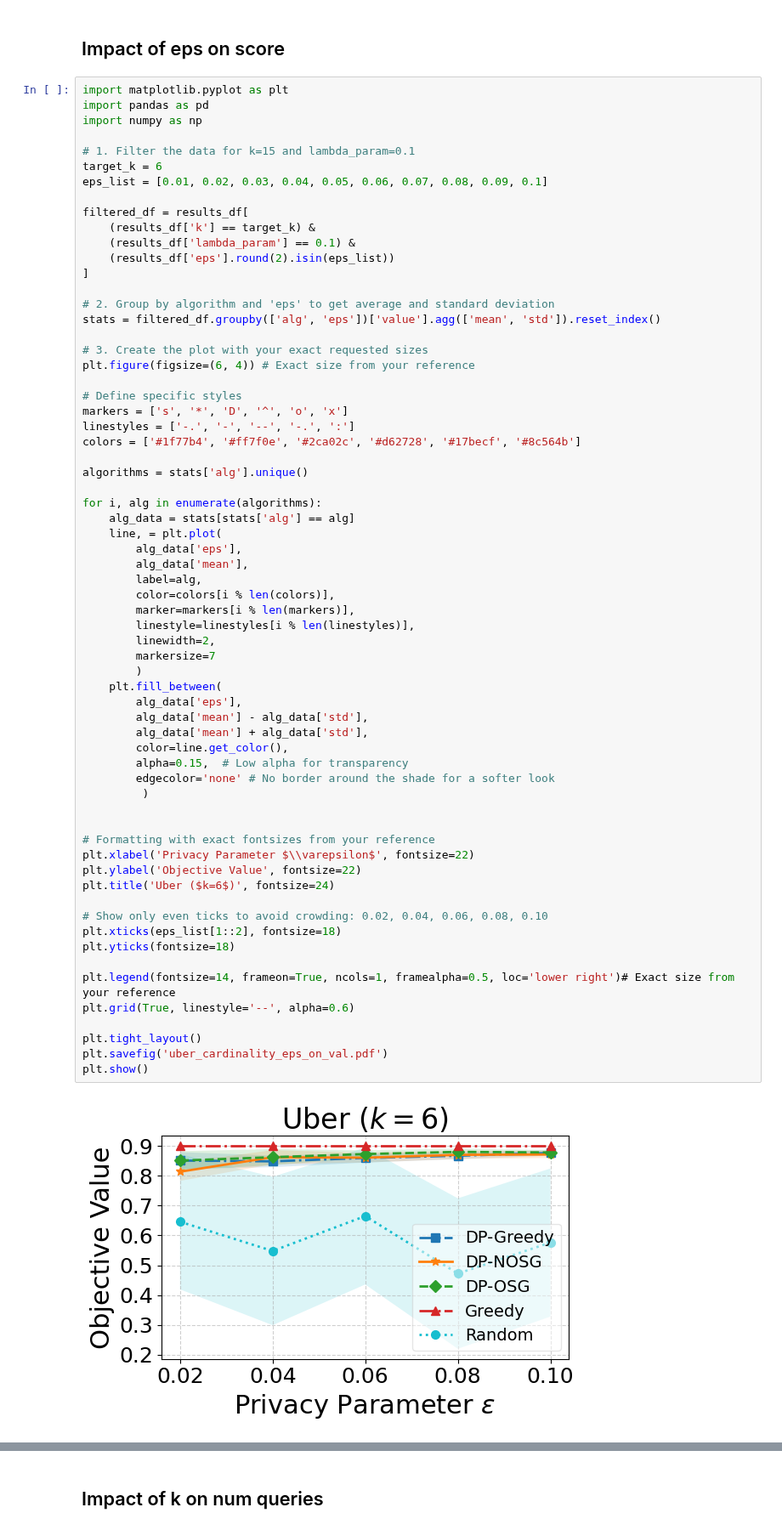
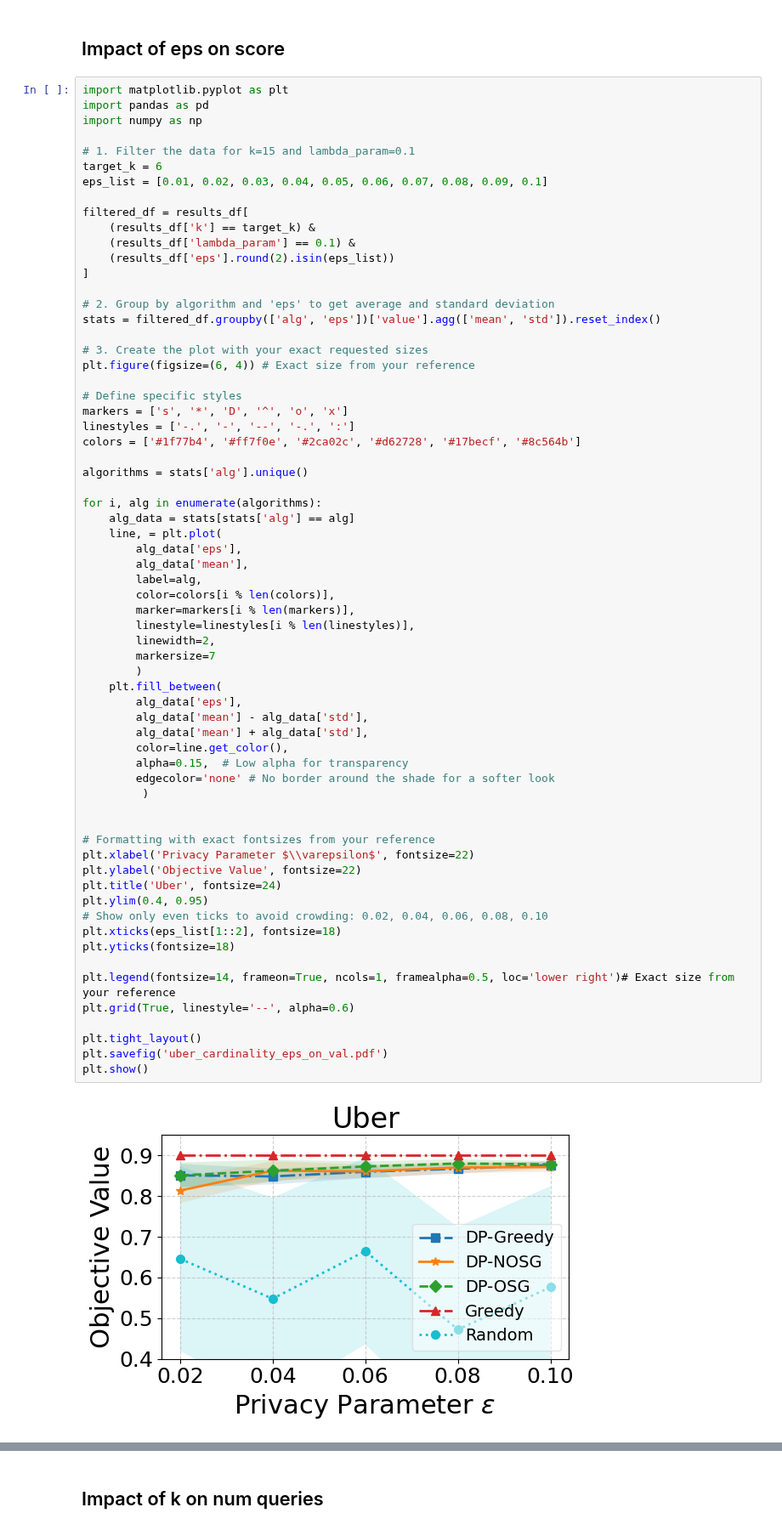
Before and after one commit to ronzadi/Differentially-Private-Max-Sum-Diversification, a Jupyter notebook: visualize_results/visualize_uber.ipynb, the cells around one changed output, grey strips where cells are left out. Shown at 85% size. Saved outputs shown, nothing was run; the diff lists cells and outputs as text.

```diff
--- a/visualize_results/visualize_uber.ipynb
+++ b/visualize_results/visualize_uber.ipynb
@@ -130,33 +157,33 @@ for i, alg in enumerate(algorithms):
         color=colors[i % len(colors)],
         marker=markers[i % len(markers)],
         linestyle=linestyles[i % len(linestyles)],
         linewidth=2,
         markersize=7
         )
     plt.fill_between(
         alg_data['eps'],
         alg_data['mean'] - alg_data['std'],
         alg_data['mean'] + alg_data['std'],
         color=line.get_color(),
         alpha=0.15,  # Low alpha for transparency
         edgecolor='none' # No border around the shade for a softer look
          )
 
 
 # Formatting with exact fontsizes from your reference
 plt.xlabel('Privacy Parameter $\\varepsilon$', fontsize=22)
 plt.ylabel('Objective Value', fontsize=22)
-plt.title('Uber ($k=6$)', fontsize=24)
-
+plt.title('Uber', fontsize=24)
+plt.ylim(0.4, 0.95)
 # Show only even ticks to avoid crowding: 0.02, 0.04, 0.06, 0.08, 0.10
 plt.xticks(eps_list[1::2], fontsize=18)
 plt.yticks(fontsize=18)
 
 plt.legend(fontsize=14, frameon=True, ncols=1, framealpha=0.5, loc='lower right')# Exact size from your reference
 plt.grid(True, linestyle='--', alpha=0.6)
 
 plt.tight_layout()
 plt.savefig('uber_cardinality_eps_on_val.pdf')
 plt.show()
 # %% [output]
-[figure, old version]
+[figure, new version]
```
Also changed, not shown: parts of 5 cells of this notebook.
